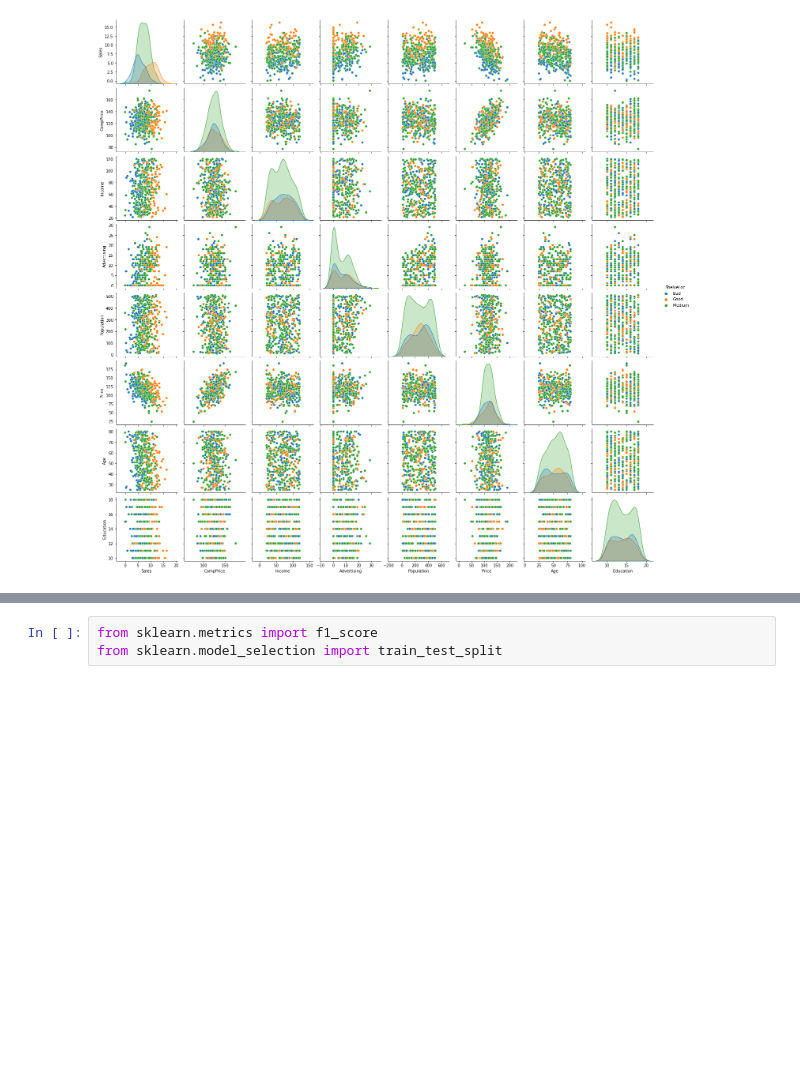
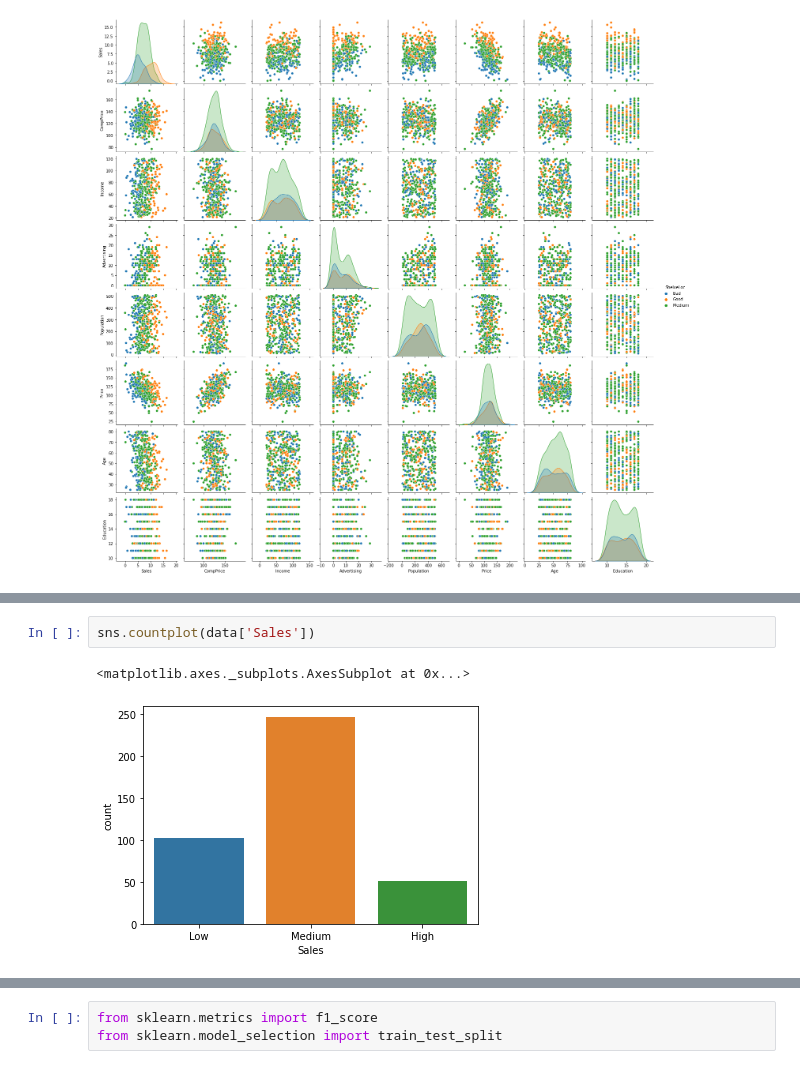
Before and after one commit to bismahashim/Assignment, a Jupyter notebook: Assignment_Random_forest_company_data.ipynb, the cells around one changed output, grey strips where cells are left out. Cells and saved outputs as stored; diff of their text form; blank space fills up the shorter version.

```diff
--- a/Assignment_Random_forest_company_data.ipynb
+++ b/Assignment_Random_forest_company_data.ipynb
@@ -77,0 +205,5 @@ df.head()
+# %%
+sns.countplot(data['Sales'])
+# %% [output]
+<matplotlib.axes._subplots.AxesSubplot at 0x...>
+[figure, added]
```
Also changed, not shown: parts of 75 cells of this notebook.
